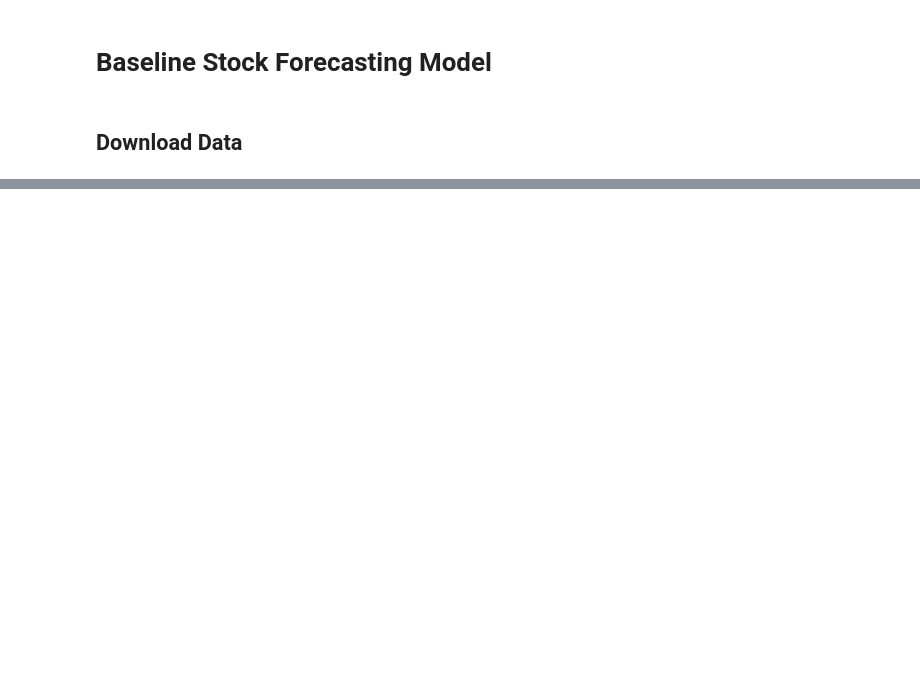
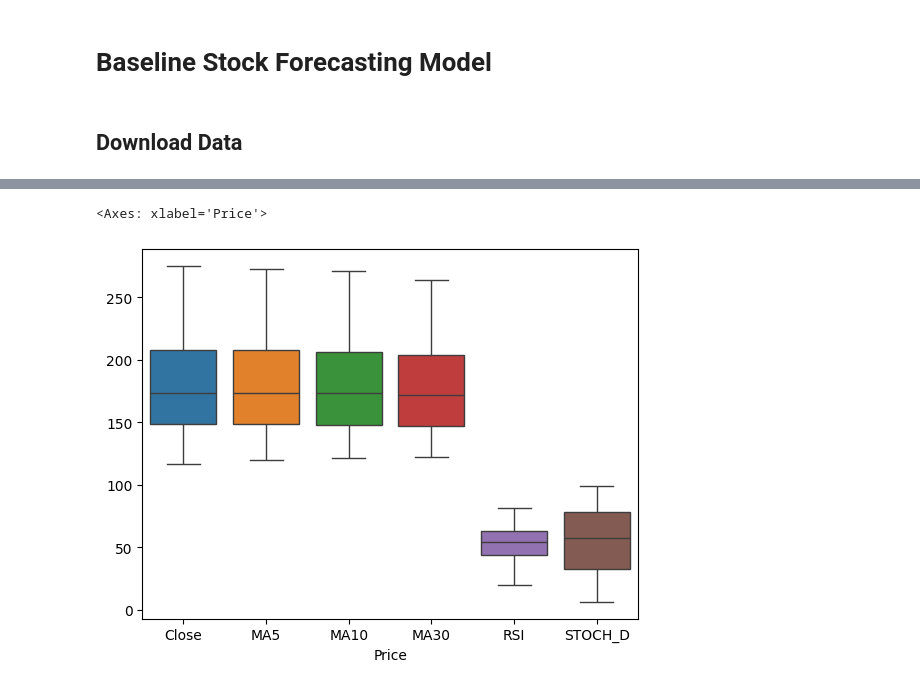
Before and after one commit to duarte3333/MLops-Stock-Forecasting, a Jupyter notebook: notebooks/01_baseline_model.ipynb, the cells around one changed output, grey strips where cells are left out. Saved outputs shown, nothing was run; the diff lists cells and outputs as text; code cells hidden in the pictures; blank space fills up the shorter version.

```diff
--- a/notebooks/01_baseline_model.ipynb
+++ b/notebooks/01_baseline_model.ipynb
@@ -49,3 +86,9 @@ X = X.iloc[:-1]
+# %%
+features = ['Close', 'MA5', 'MA10', 'MA30', 'RSI', 'STOCH_D']
+sns.boxplot(data=df[features])
+# %% [output]
+<Axes: xlabel='Price'>
+[figure, added]
 # %%
 df.head()
 # %% [output]
```
Also changed, not shown: parts of 24 cells of this notebook, 17 other files.
